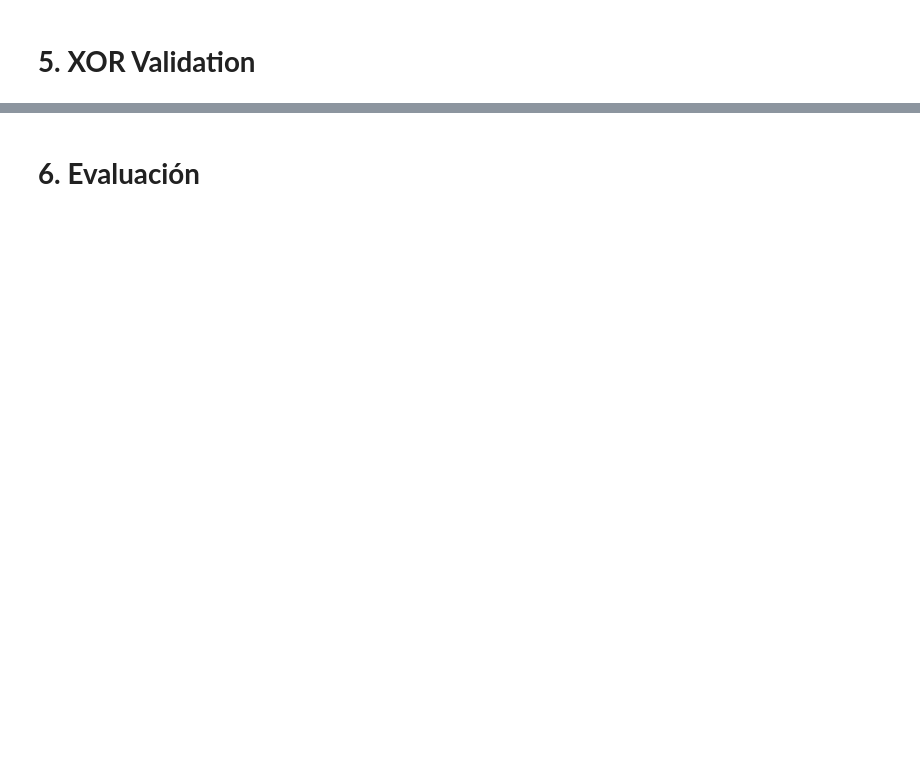
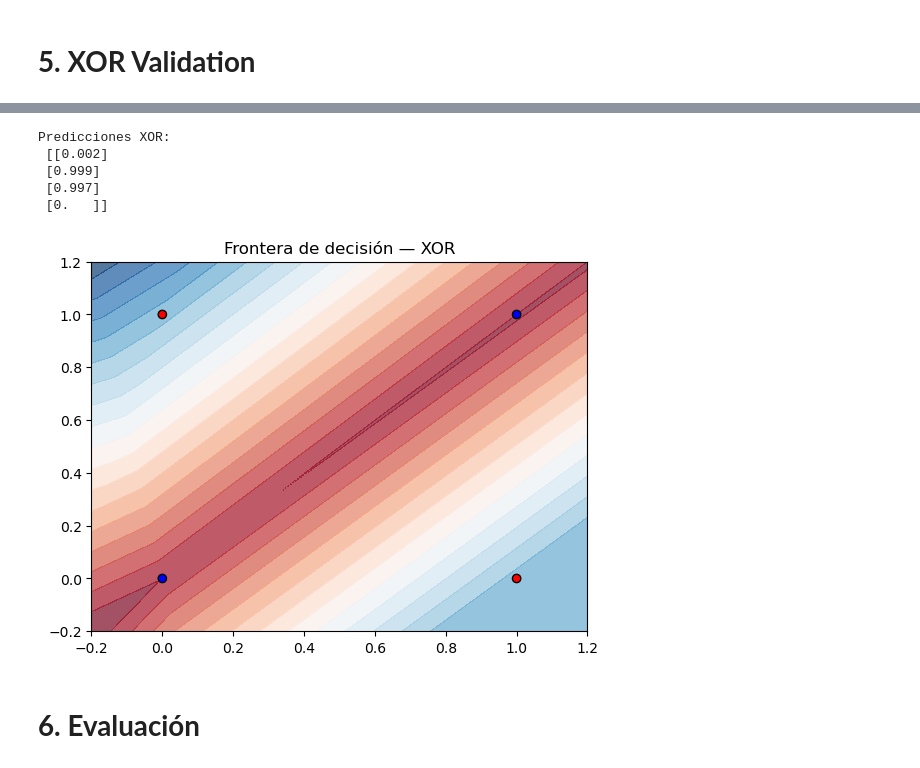
Before and after one commit to Jvnc0503/ML-Lab4, a Jupyter notebook: Lab_4_Neural_Networks.ipynb, the cells around one changed output, grey strips where cells are left out. Saved outputs shown, nothing was run; the diff lists cells and outputs as text; code cells hidden in the pictures; blank space fills up the shorter version.

```diff
--- a/Lab_4_Neural_Networks.ipynb
+++ b/Lab_4_Neural_Networks.ipynb
@@ -295,3 +252,39 @@ Predictions:
+# %%
+X_xor = np.array([[0,0],[0,1],[1,0],[1,1]], dtype=float)
+y_xor = np.array([[0],[1],[1],[0]], dtype=float)
+
+model_xor = MLP([2,4,1])
+loss_fn_x = MSELoss()
+lr_x = 0.1
+
+for ep in range(2000):
+    pred = model_xor.forward(X_xor)
+    loss = loss_fn_x.forward(pred, y_xor)
+    grad = loss_fn_x.backward()
+    model_xor.backward(grad)
+    for l in model_xor.layers:
+        if isinstance(l, Linear):
+            l.W -= lr_x * l.grad_W
+            l.b -= lr_x * l.grad_b
+
+pred_xor = model_xor.forward(X_xor)
+print("Predicciones XOR:\n", np.round(pred_xor,3))
+
+# --- frontera de decisión ---
+xx, yy = np.meshgrid(np.linspace(-0.2,1.2,200), np.linspace(-0.2,1.2,200))
+grid = np.c_[xx.ravel(), yy.ravel()]
+probs = model_xor.forward(grid).reshape(xx.shape)
+plt.contourf(xx, yy, probs, levels=20, cmap='RdBu', alpha=0.7)
+plt.scatter(X_xor[:,0], X_xor[:,1], c=y_xor.flatten(), edgecolor='k', cmap='bwr')
+plt.title("Frontera de decisión — XOR")
+plt.show()
+# %% [output]
+Predicciones XOR:
+ [[0.002]
+ [0.999]
+ [0.997]
+ [0.   ]]
+[figure, added]
 # %% [markdown]
 # **6. Evaluación**
 # %%
```
Also changed, not shown: parts of 9 cells of this notebook.
